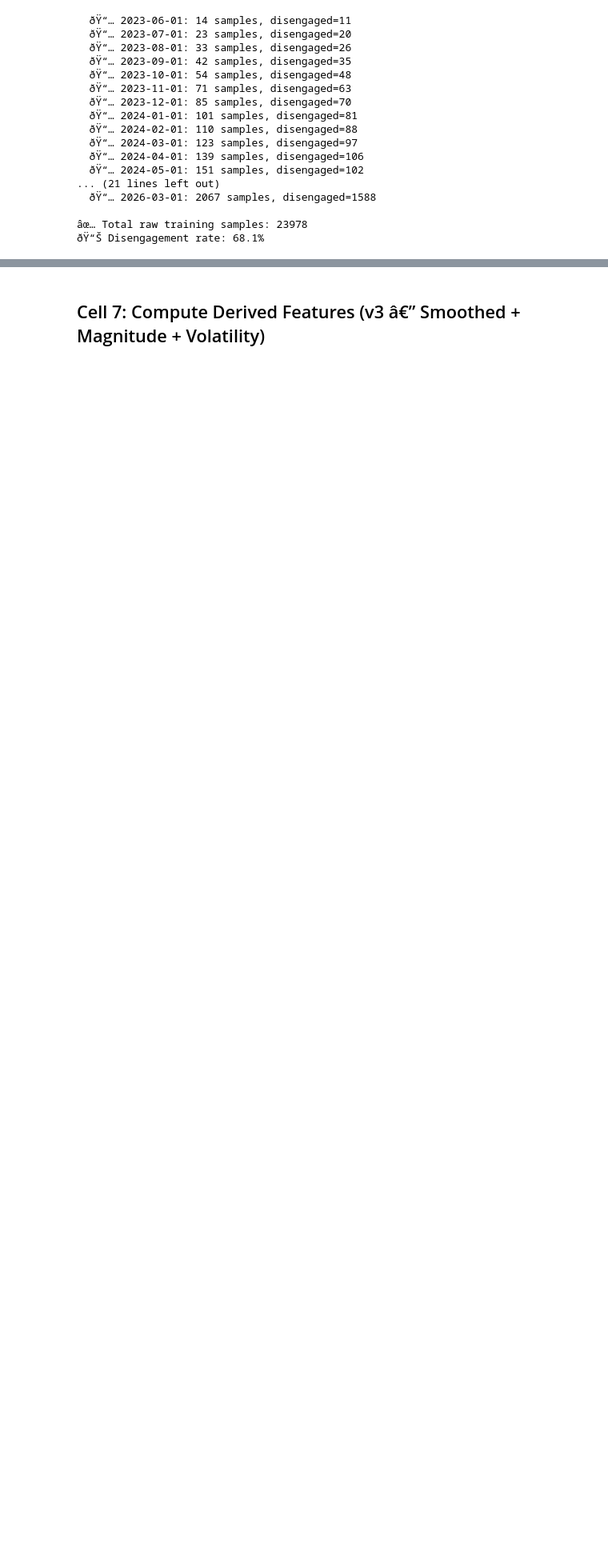
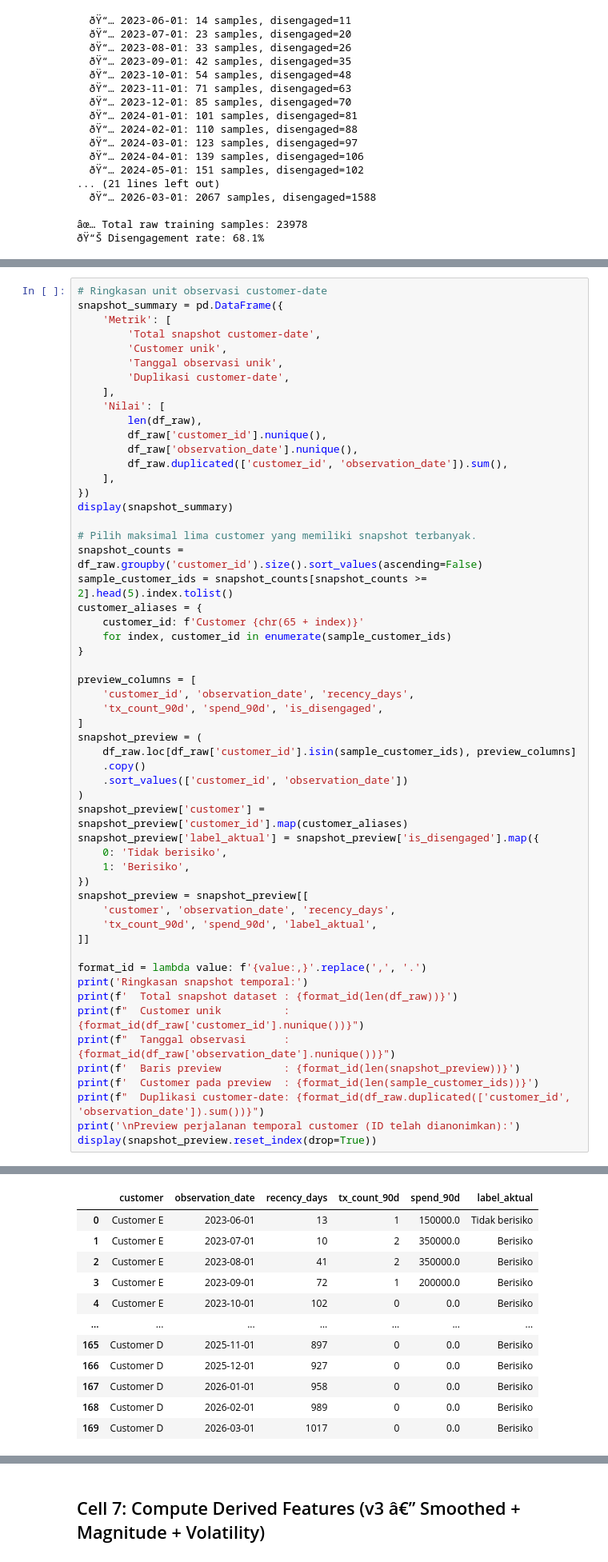
Before and after one commit to adamsafril19/Customer-Analitycs--Mamina-, a Jupyter notebook: notebooks/01_churn_model_training.ipynb, the cells around one changed output, grey strips where cells are left out. Shown at 80% size. Saved outputs shown, nothing was run; the diff lists cells and outputs as text; blank space fills up the shorter version.

Commit message:
feat: anonymize pipeline sample output and update feature preview UI for privacy

```diff
--- a/notebooks/01_churn_model_training.ipynb
+++ b/notebooks/01_churn_model_training.ipynb
@@ -460,0 +465,56 @@ print(f"ðŸ“Š Disengagement rate: {df_raw['is_disengaged'].mean()*100:.1f}%"
+# %%
+# Ringkasan unit observasi customer-date
+snapshot_summary = pd.DataFrame({
+    'Metrik': [
+        'Total snapshot customer-date',
+        'Customer unik',
+        'Tanggal observasi unik',
+        'Duplikasi customer-date',
+    ],
+    'Nilai': [
+        len(df_raw),
+        df_raw['customer_id'].nunique(),
+        df_raw['observation_date'].nunique(),
+        df_raw.duplicated(['customer_id', 'observation_date']).sum(),
+    ],
+})
+display(snapshot_summary)
+
+# Pilih maksimal lima customer yang memiliki snapshot terbanyak.
+snapshot_counts = df_raw.groupby('customer_id').size().sort_values(ascending=False)
+sample_customer_ids = snapshot_counts[snapshot_counts >= 2].head(5).index.tolist()
+customer_aliases = {
+    customer_id: f'Customer {chr(65 + index)}'
+    for index, customer_id in enumerate(sample_customer_ids)
+}
+
+preview_columns = [
+    'customer_id', 'observation_date', 'recency_days',
+    'tx_count_90d', 'spend_90d', 'is_disengaged',
+]
+snapshot_preview = (
+    df_raw.loc[df_raw['customer_id'].isin(sample_customer_ids), preview_columns]
+    .copy()
+    .sort_values(['customer_id', 'observation_date'])
+)
+snapshot_preview['customer'] = snapshot_preview['customer_id'].map(customer_aliases)
+snapshot_preview['label_aktual'] = snapshot_preview['is_disengaged'].map({
+    0: 'Tidak berisiko',
+    1: 'Berisiko',
+})
+snapshot_preview = snapshot_preview[[
+    'customer', 'observation_date', 'recency_days',
+    'tx_count_90d', 'spend_90d', 'label_aktual',
+]]
+
+format_id = lambda value: f'{value:,}'.replace(',', '.')
+print('Ringkasan snapshot temporal:')
+print(f'  Total snapshot dataset : {format_id(len(df_raw))}')
+print(f"  Customer unik          : {format_id(df_raw['customer_id'].nunique())}")
+print(f"  Tanggal observasi      : {format_id(df_raw['observation_date'].nunique())}")
+print(f'  Baris preview          : {format_id(len(snapshot_preview))}')
+print(f'  Customer pada preview  : {format_id(len(sample_customer_ids))}')
+print(f"  Duplikasi customer-date: {format_id(df_raw.duplicated(['customer_id', 'observation_date']).sum())}")
+print('\nPreview perjalanan temporal customer (ID telah dianonimkan):')
+display(snapshot_preview.reset_index(drop=True))
+# %% [output]
@@ -460,0 +535,12 @@ print(f"ðŸ“Š Disengagement rate: {df_raw['is_disengaged'].mean()*100:.1f}%"
+|  | customer | observation_date | recency_days | tx_count_90d | spend_90d | label_aktual |
+| 0 | Customer E | 2023-06-01 | 13 | 1 | 150000.0 | Tidak berisiko |
+| 1 | Customer E | 2023-07-01 | 10 | 2 | 350000.0 | Berisiko |
+| 2 | Customer E | 2023-08-01 | 41 | 2 | 350000.0 | Berisiko |
+| 3 | Customer E | 2023-09-01 | 72 | 1 | 200000.0 | Berisiko |
+| 4 | Customer E | 2023-10-01 | 102 | 0 | 0.0 | Berisiko |
+| ... | ... | ... | ... | ... | ... | ... |
+| 165 | Customer D | 2025-11-01 | 897 | 0 | 0.0 | Berisiko |
+| 166 | Customer D | 2025-12-01 | 927 | 0 | 0.0 | Berisiko |
+| 167 | Customer D | 2026-01-01 | 958 | 0 | 0.0 | Berisiko |
+| 168 | Customer D | 2026-02-01 | 989 | 0 | 0.0 | Berisiko |
+| 169 | Customer D | 2026-03-01 | 1017 | 0 | 0.0 | Berisiko |
```
Also changed, not shown: parts of 7 cells of this notebook, 3 other files.
